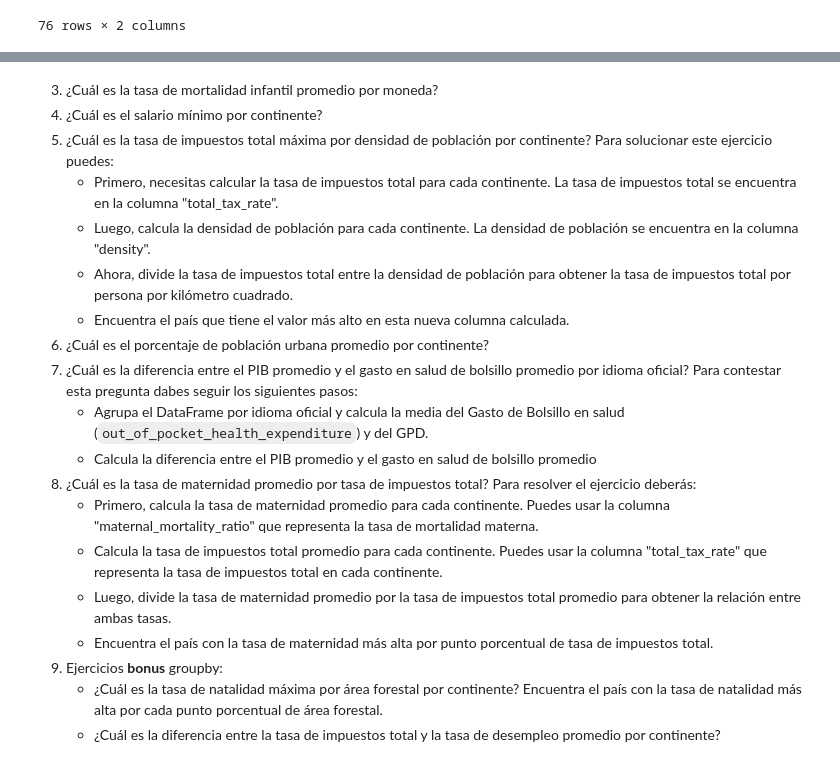
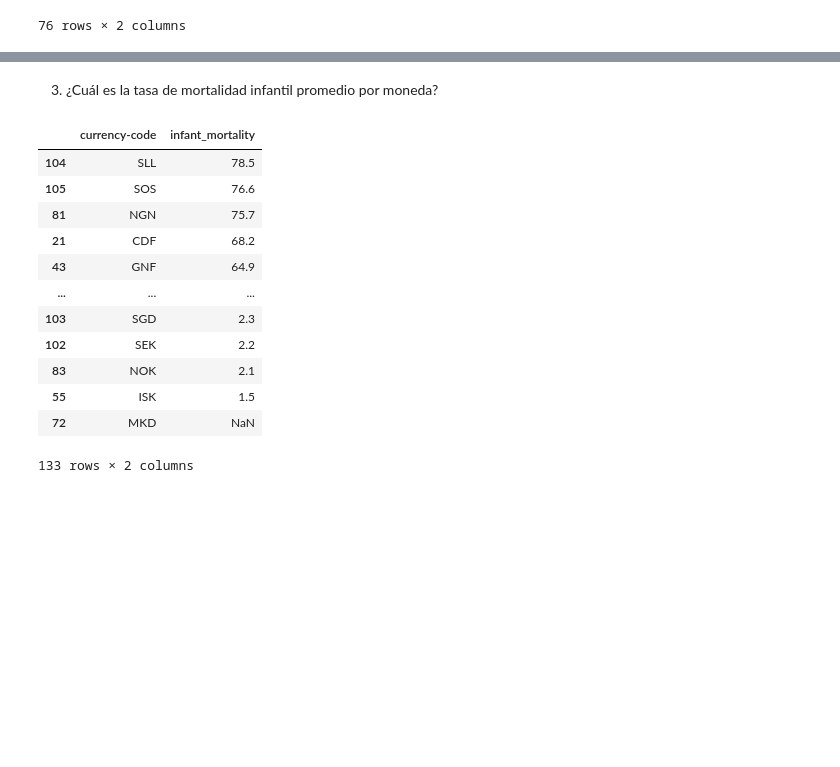
Before and after one commit to mariagranero/modulo_3_transformando_datos_ejercicios_pair_adalab, a Jupyter notebook: modulo_3_ejercicio_5_groupby_apply.ipynb, the cells around one changed output, grey strips where cells are left out. Drawn from its saved outputs; the diff is of its cells as text; code cells hidden in the pictures; blank space fills up the shorter version.

```diff
--- a/modulo_3_ejercicio_5_groupby_apply.ipynb
+++ b/modulo_3_ejercicio_5_groupby_apply.ipynb
@@ -231,20 +258,18 @@ df.groupby("official_language")["life_expectancy"].mean().reset_index()
 # %% [markdown]
 3. ¿Cuál es la tasa de mortalidad infantil promedio por moneda?
-4. ¿Cuál es el salario mínimo por continente?
-5. ¿Cuál es la tasa de impuestos total máxima por densidad de población por continente? Para solucionar este ejercicio puedes:
-   * Primero, necesitas calcular la tasa de impuestos total para cada continente. La tasa de impuestos total se encuentra en la columna "total\_tax\_rate".
-   * Luego, calcula la densidad de población para cada continente. La densidad de población se encuentra en la columna "density".
-   * Ahora, divide la tasa de impuestos total entre la densidad de población para obtener la tasa de impuestos total por persona por kilómetro cuadrado.
-   * Encuentra el país que tiene el valor más alto en esta nueva columna calculada.
-6. ¿Cuál es el porcentaje de población urbana promedio por continente?
-7. ¿Cuál es la diferencia entre el PIB promedio y el gasto en salud de bolsillo promedio por idioma oficial? Para contestar esta pregunta dabes seguir los siguientes pasos:
-   * Agrupa el DataFrame por idioma oficial y calcula la media del Gasto de Bolsillo en salud (`out_of_pocket_health_expenditure`) y del GPD.
-   * Calcula la diferencia entre el PIB promedio y el gasto en salud de bolsillo promedio
-8. ¿Cuál es la tasa de maternidad promedio por tasa de impuestos total? Para resolver el ejercicio deberás:
-   * Primero, calcula la tasa de maternidad promedio para cada continente. Puedes usar la columna "maternal\_mortality\_ratio" que representa la tasa de mortalidad materna.
-   * Calcula la tasa de impuestos total promedio para cada continente. Puedes usar la columna "total\_tax\_rate" que representa la tasa de impuestos total en cada continente.
-   * Luego, divide la tasa de maternidad promedio por la tasa de impuestos total promedio para obtener la relación entre ambas tasas.
-   * Encuentra el país con la tasa de maternidad más alta por punto porcentual de tasa de impuestos total.
-9. Ejercicios **bonus** groupby:
-   * ¿Cuál es la tasa de natalidad máxima por área forestal por continente? Encuentra el país con la tasa de natalidad más alta por cada punto porcentual de área forestal.
-   * ¿Cuál es la diferencia entre la tasa de impuestos total y la tasa de desempleo promedio por continente?
+# %%
+df.groupby('currency-code')['infant_mortality'].mean().reset_index().round(2).sort_values(by='infant_mortality', ascending=False)
+# %% [output]
+|  | currency-code | infant_mortality |
+| 104 | SLL | 78.5 |
+| 105 | SOS | 76.6 |
+| 81 | NGN | 75.7 |
+| 21 | CDF | 68.2 |
+| 43 | GNF | 64.9 |
+| ... | ... | ... |
+| 103 | SGD | 2.3 |
+| 102 | SEK | 2.2 |
+| 83 | NOK | 2.1 |
+| 55 | ISK | 1.5 |
+| 72 | MKD | NaN |
+133 rows × 2 columns
```
Also changed, not shown: parts of 14 cells of this notebook, 1 other file.
